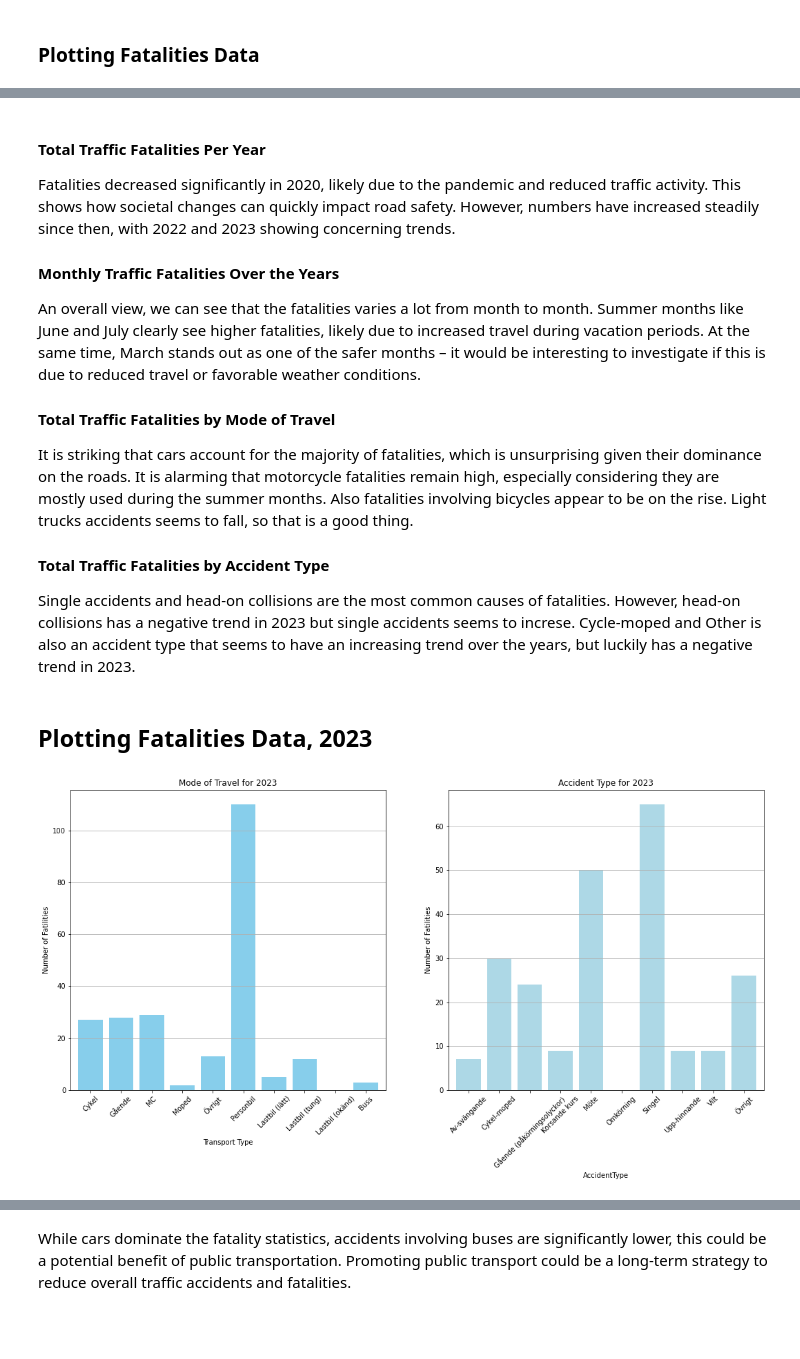
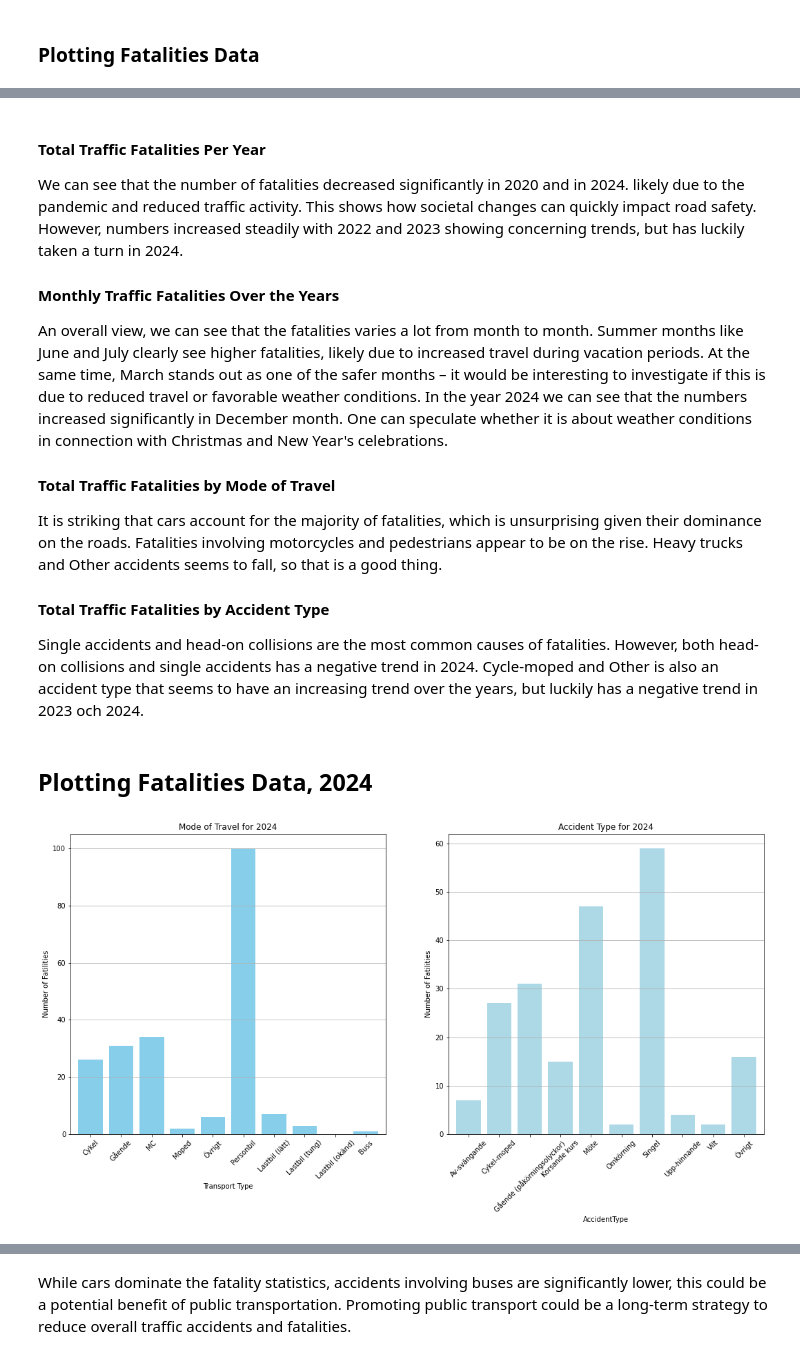
Before and after one commit to AlvinaLind/su-mt4007, a Jupyter notebook: Project map/Project_code.ipynb, the cells around one changed output, grey strips where cells are left out. Saved outputs shown, nothing was run; the diff lists cells and outputs as text; code cells hidden in the pictures; blank space fills up the shorter version.

```diff
--- a/Project map/Project_code.ipynb
+++ b/Project map/Project_code.ipynb
@@ -19,7 +19,7 @@ import seaborn as sns
 import numpy as np
 from scipy.stats import zscore
 # %%
-file_path = "/Users/alvinalindqvist/Desktop/nationell_arstatistik.xlsx"
+file_path = "/Users/alvinalindqvist/Desktop/nationell_arstatistik (7).xlsx"
 data = pd.ExcelFile(file_path)
 print('Sheets in the excel:', data.sheet_names)
 # %% [output]
@@ -49,7 +64,7 @@ An overview of the data we can see that there are many people who have lost ther
 # %% [markdown]
 ### Data prep - Fatalities Categorized by Modes of Travel
 # %%
-fatalities_modesoftravel = pd.read_excel(file_path, sheet_name = "Omkomna", header = 84, nrows = 21)
+fatalities_modesoftravel = pd.read_excel(file_path, sheet_name = "Omkomna", header = 87, nrows = 22)
 fatalities_modesoftravel = fatalities_modesoftravel.dropna(axis = 1, how = 'all')
 fatalities_modesoftravel.isnull().sum()
 # %% [output]
@@ -95,10 +110,13 @@ Columns like "År" (Year), "Cykel" (Bicycle), "Gående" (Pedestrian), etc., have
 # %%
 fatalities_modesoftravel = fatalities_modesoftravel.fillna(0)
 
-fatalities_modesoftravel['År'] = pd.to_numeric(fatalities_modesoftravel['År'], errors='coerce').astype(int)
+# The year 2024 has a '*' so we need ro replace "2024*" with the numeric 2024.
+fatalities_modesoftravel = fatalities_modesoftravel.replace('*', np.nan)
+fatalities_modesoftravel['År'] = pd.to_numeric(fatalities_modesoftravel['År'], errors='coerce')
+fatalities_modesoftravel['År'].fillna(2024, inplace=True)
 
 print('Fatalities Categorized by Modes of Travel')
-fatalities_modesoftravel.head()
+fatalities_modesoftravel.head(22)
 # %% [output]
 Fatalities Categorized by Modes of Travel
 |  | År | Cykel | Gående | MC | Moped | Övrigt | Personbil | Lastbil (lätt) | Lastbil (tung) | ... |
@@ -110,13 +139,19 @@ Fatalities Categorized by Modes of Travel
 # %% [markdown]
 ### Data prep - Fatitities Categorized by Accident Type
 # %%
-fatalities_accident_type = pd.read_excel(file_path, sheet_name = "Omkomna", header = 109, nrows = 22)
+fatalities_accident_type = pd.read_excel(file_path, sheet_name = "Omkomna", header = 113, nrows = 22)
 
 fatalities_accident_type = fatalities_accident_type.dropna(axis = 1, how = 'all')
 fatalities_accident_type = fatalities_accident_type.fillna(0)
 
+
+# The year 2024 has a '*' so we need ro replace "2024*" with the numeric 2024.
+fatalities_accident_type = fatalities_accident_type.replace('*', np.nan)
+fatalities_accident_type['År'] = pd.to_numeric(fatalities_accident_type['År'], errors='coerce')
+fatalities_accident_type['År'].fillna(2024, inplace=True)
+
 print('Fatalities Categorized by Accident Type')
-fatalities_accident_type.head(3)
+fatalities_accident_type.head(22)
 # %% [output]
 Fatalities Categorized by Accident Type
 |  | År | Av-svängande | Cykel-moped | Gående (påkörningsolyckor) | Korsande kurs | Möte | Omkörning | Singel | ... |
@@ -198,50 +246,50 @@ plt.show()
 # %% [markdown]
 #### Total Traffic Fatalities Per Year
-Fatalities decreased significantly in 2020, likely due to the pandemic and reduced traffic activity. This shows how societal changes can quickly impact road safety. However, numbers have increased steadily since then, with 2022 and 2023 showing concerning trends.
+We can see that the number of fatalities decreased significantly in 2020 and in 2024. likely due to the pandemic and reduced traffic activity. This shows how societal changes can quickly impact road safety. However, numbers increased steadily with 2022 and 2023 showing concerning trends, but has luckily taken a turn in 2024.
 
 #### Monthly Traffic Fatalities Over the Years
-An overall view, we can see that the fatalities varies a lot from month to month. Summer months like June and July clearly see higher fatalities, likely due to increased travel during vacation periods. At the same time, March stands out as one of the safer months – it would be interesting to investigate if this is due to reduced travel or favorable weather conditions.
+An overall view, we can see that the fatalities varies a lot from month to month. Summer months like June and July clearly see higher fatalities, likely due to increased travel during vacation periods. At the same time, March stands out as one of the safer months – it would be interesting to investigate if this is due to reduced travel or favorable weather conditions. In the year 2024 we can see that the numbers increased significantly in December month. One can speculate whether it is about weather conditions in connection with Christmas and New Year's celebrations.
 
 #### Total Traffic Fatalities by Mode of Travel
-It is striking that cars account for the majority of fatalities, which is unsurprising given their dominance on the roads. It is alarming that motorcycle fatalities remain high, especially considering they are mostly used during the summer months. Also fatalities involving bicycles appear to be on the rise. Light trucks accidents seems to fall, so that is a good thing.
+It is striking that cars account for the majority of fatalities, which is unsurprising given their dominance on the roads. Fatalities involving motorcycles and pedestrians appear to be on the rise. Heavy trucks and Other accidents seems to fall, so that is a good thing.
 
 #### Total Traffic Fatalities by Accident Type
-Single accidents and head-on collisions are the most common causes of fatalities. However, head-on collisions has a negative trend in 2023 but single accidents seems to increse. Cycle-moped and Other is also an accident type that seems to have an increasing trend over the years, but luckily has a negative trend in 2023.
+Single accidents and head-on collisions are the most common causes of fatalities. However, both head-on collisions and single accidents has a negative trend in 2024. Cycle-moped and Other is also an accident type that seems to have an increasing trend over the years, but luckily has a negative trend in 2023 och 2024.
 # %% [markdown]
-## Plotting Fatalities Data, 2023
+## Plotting Fatalities Data, 2024
 # %%
 fig, ax = plt.subplots(1, 2, figsize = (18,8))
 
 # Fig 1
-fatalities_modesoftravel_23 = fatalities_modesoftravel[fatalities_modesoftravel['År'] == 2023]
+fatalities_modesoftravel_24 = fatalities_modesoftravel[fatalities_modesoftravel['År'] == 2024]
 
-data_2023 = fatalities_modesoftravel_23.drop(columns=['År', 'Summa total'])
+data_2024 = fatalities_modesoftravel_24.drop(columns=['År', 'Summa total'])
 
-data_2023.T.plot(kind='bar', ax=ax[0], legend=False, width=0.8, color = 'Skyblue')
+data_2024.T.plot(kind='bar', ax=ax[0], legend=False, width=0.8, color = 'Skyblue')
 
-ax[0].set_xticklabels(data_2023.columns, rotation=45)
+ax[0].set_xticklabels(data_2024.columns, rotation=45)
 
 
-ax[0].set_title("Mode of Travel for 2023")
+ax[0].set_title("Mode of Travel for 2024")
 ax[0].set_xlabel("Transport Type")
 ax[0].set_ylabel("Number of Fatilities")
 ax[0].grid(axis='y')
 
 #Fig 2
-fatalities_accident_type23 = fatalities_accident_type[fatalities_accident_type['År'] == 2023]
+fatalities_accident_type24 = fatalities_accident_type[fatalities_accident_type['År'] == 2024]
 
-data_2023 = fatalities_accident_type23.drop(columns=['År', 'Summa total'])
+data_2024 = fatalities_accident_type24.drop(columns=['År', 'Summa total'])
 
 # Plotta histogram i den första subplott-axeln
-data_2023.T.plot(kind='bar', ax=ax[1], legend=False, width=0.8, color = 'Lightblue')
+data_2024.T.plot(kind='bar', ax=ax[1], legend=False, width=0.8, color = 'Lightblue')
 
-ax[1].set_xticklabels(data_2023.columns, rotation=45)
-ax[1].set_title("Accident Type for 2023")
+ax[1].set_xticklabels(data_2024.columns, rotation=45)
+ax[1].set_title("Accident Type for 2024")
 ax[1].set_xlabel("AccidentType")
 ax[1].set_ylabel("Number of Fatilities")
 ax[1].grid(axis='y')
 
 plt.show()
 # %% [output]
-[figure, old version]
+[figure, new version]
 # %% [markdown]
```
Also changed, not shown: parts of 14 cells of this notebook.
